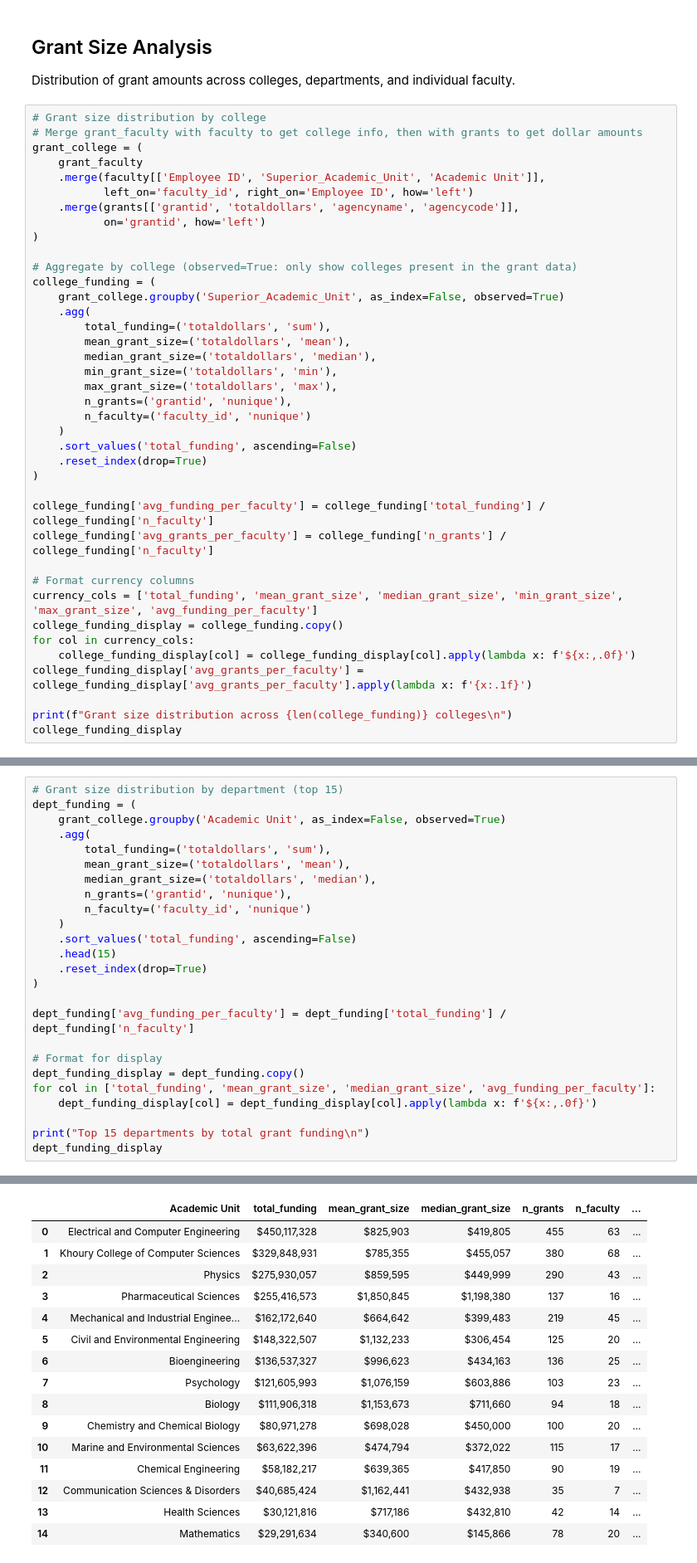
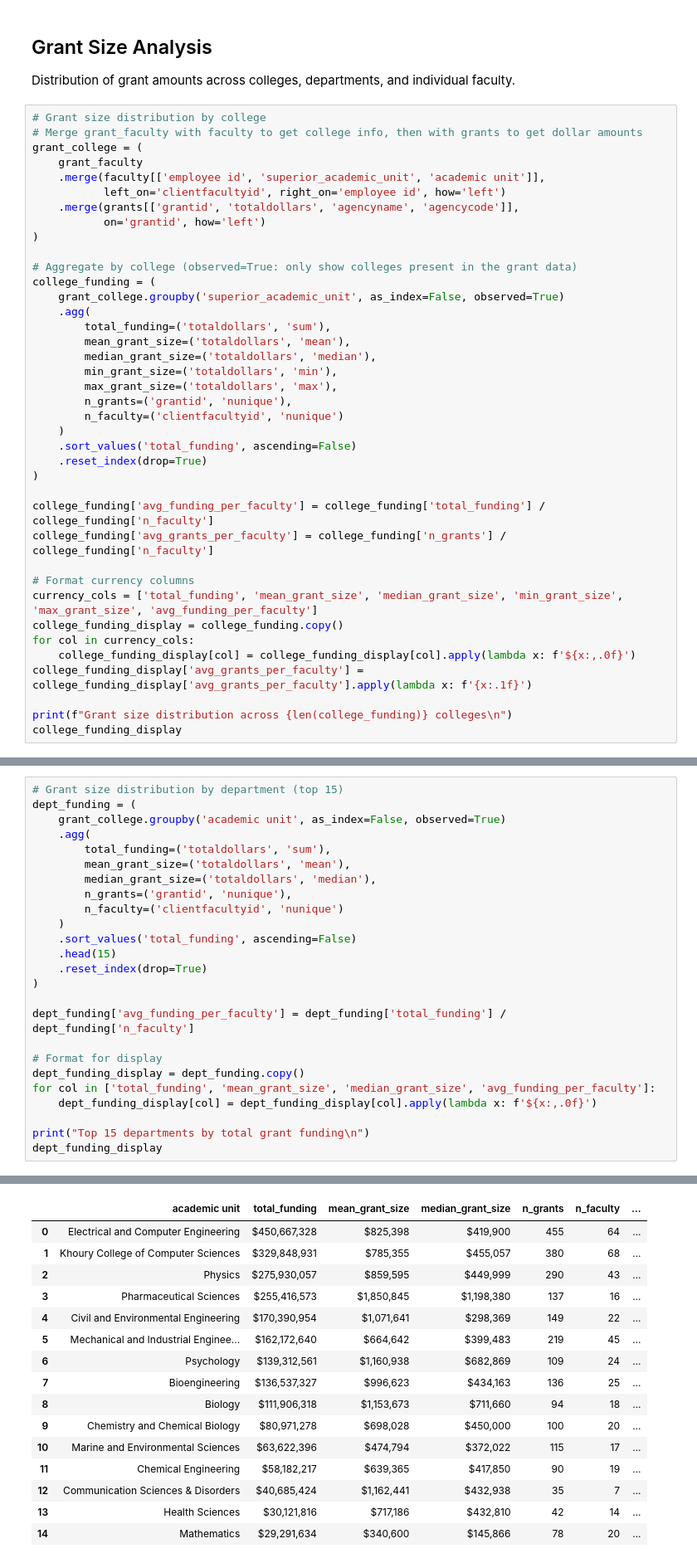
Before and after one commit to ebertini/visualizing-neu, a Jupyter notebook: notebooks/01_schema_overview.ipynb, the cells around one changed output, grey strips where cells are left out. Shown at 83% size. Cells and saved outputs as stored; diff of their text form.

```diff
--- a/notebooks/01_schema_overview.ipynb
+++ b/notebooks/01_schema_overview.ipynb
@@ -623,15 +663,15 @@ Distribution of grant amounts across colleges, departments, and individual facul
 # Merge grant_faculty with faculty to get college info, then with grants to get dollar amounts
 grant_college = (
     grant_faculty
-    .merge(faculty[['Employee ID', 'Superior_Academic_Unit', 'Academic Unit']],
-           left_on='faculty_id', right_on='Employee ID', how='left')
+    .merge(faculty[['employee id', 'superior_academic_unit', 'academic unit']],
+           left_on='clientfacultyid', right_on='employee id', how='left')
     .merge(grants[['grantid', 'totaldollars', 'agencyname', 'agencycode']],
            on='grantid', how='left')
 )
 
 # Aggregate by college (observed=True: only show colleges present in the grant data)
 college_funding = (
-    grant_college.groupby('Superior_Academic_Unit', as_index=False, observed=True)
+    grant_college.groupby('superior_academic_unit', as_index=False, observed=True)
     .agg(
         total_funding=('totaldollars', 'sum'),
         mean_grant_size=('totaldollars', 'mean'),
@@ -639,7 +679,7 @@ college_funding = (
         min_grant_size=('totaldollars', 'min'),
         max_grant_size=('totaldollars', 'max'),
         n_grants=('grantid', 'nunique'),
-        n_faculty=('faculty_id', 'nunique')
+        n_faculty=('clientfacultyid', 'nunique')
     )
     .sort_values('total_funding', ascending=False)
     .reset_index(drop=True)
@@ -673,39 +713,39 @@ Grant size distribution across 10 colleges
 # %%
 # Grant size distribution by department (top 15)
 dept_funding = (
-    grant_college.groupby('Academic Unit', as_index=False, observed=True)
+    grant_college.groupby('academic unit', as_index=False, observed=True)
     .agg(
         total_funding=('totaldollars', 'sum'),
         mean_grant_size=('totaldollars', 'mean'),
         median_grant_size=('totaldollars', 'median'),
         n_grants=('grantid', 'nunique'),
-        n_faculty=('faculty_id', 'nunique')
+        n_faculty=('clientfacultyid', 'nunique')
     )
     .sort_values('total_funding', ascending=False)
     .head(15)
     .reset_index(drop=True)
 )
 
 dept_funding['avg_funding_per_faculty'] = dept_funding['total_funding'] / dept_funding['n_faculty']
 
 # Format for display
 dept_funding_display = dept_funding.copy()
 for col in ['total_funding', 'mean_grant_size', 'median_grant_size', 'avg_funding_per_faculty']:
     dept_funding_display[col] = dept_funding_display[col].apply(lambda x: f'${x:,.0f}')
 
 print("Top 15 departments by total grant funding\n")
 dept_funding_display
 # %% [output]
 Top 15 departments by total grant funding
-|  | Academic Unit | total_funding | mean_grant_size | median_grant_size | n_grants | n_faculty | ... |
-| 0 | Electrical and Computer Engineering | $450,117,328 | $825,903 | $419,805 | 455 | 63 | ... |
+|  | academic unit | total_funding | mean_grant_size | median_grant_size | n_grants | n_faculty | ... |
+| 0 | Electrical and Computer Engineering | $450,667,328 | $825,398 | $419,900 | 455 | 64 | ... |
 | 1 | Khoury College of Computer Sciences | $329,848,931 | $785,355 | $455,057 | 380 | 68 | ... |
 | 2 | Physics | $275,930,057 | $859,595 | $449,999 | 290 | 43 | ... |
 | 3 | Pharmaceutical Sciences | $255,416,573 | $1,850,845 | $1,198,380 | 137 | 16 | ... |
-| 4 | Mechanical and Industrial Enginee... | $162,172,640 | $664,642 | $399,483 | 219 | 45 | ... |
-| 5 | Civil and Environmental Engineering | $148,322,507 | $1,132,233 | $306,454 | 125 | 20 | ... |
-| 6 | Bioengineering | $136,537,327 | $996,623 | $434,163 | 136 | 25 | ... |
-| 7 | Psychology | $121,605,993 | $1,076,159 | $603,886 | 103 | 23 | ... |
+| 4 | Civil and Environmental Engineering | $170,390,954 | $1,071,641 | $298,369 | 149 | 22 | ... |
+| 5 | Mechanical and Industrial Enginee... | $162,172,640 | $664,642 | $399,483 | 219 | 45 | ... |
+| 6 | Psychology | $139,312,561 | $1,160,938 | $682,869 | 109 | 24 | ... |
+| 7 | Bioengineering | $136,537,327 | $996,623 | $434,163 | 136 | 25 | ... |
 | 8 | Biology | $111,906,318 | $1,153,673 | $711,660 | 94 | 18 | ... |
 | 9 | Chemistry and Chemical Biology | $80,971,278 | $698,028 | $450,000 | 100 | 20 | ... |
 | 10 | Marine and Environmental Sciences | $63,622,396 | $474,794 | $372,022 | 115 | 17 | ... |
```
Also changed, not shown: parts of 18 cells of this notebook.
